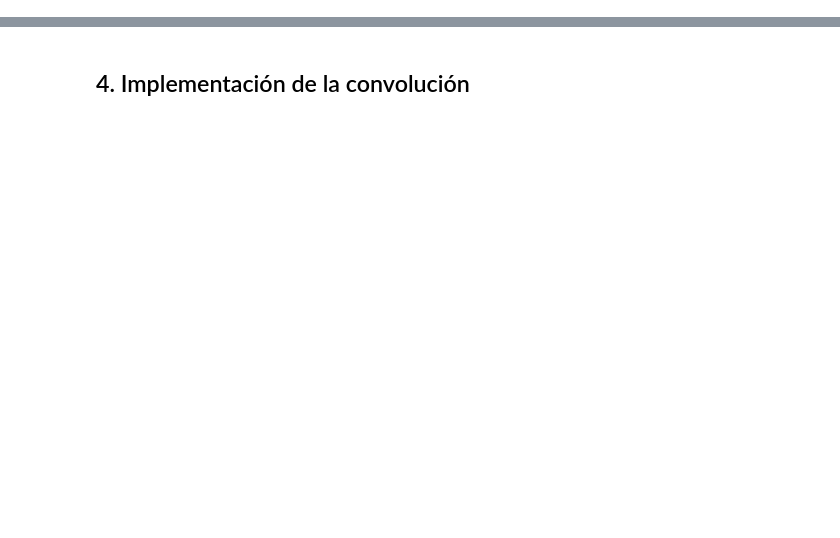
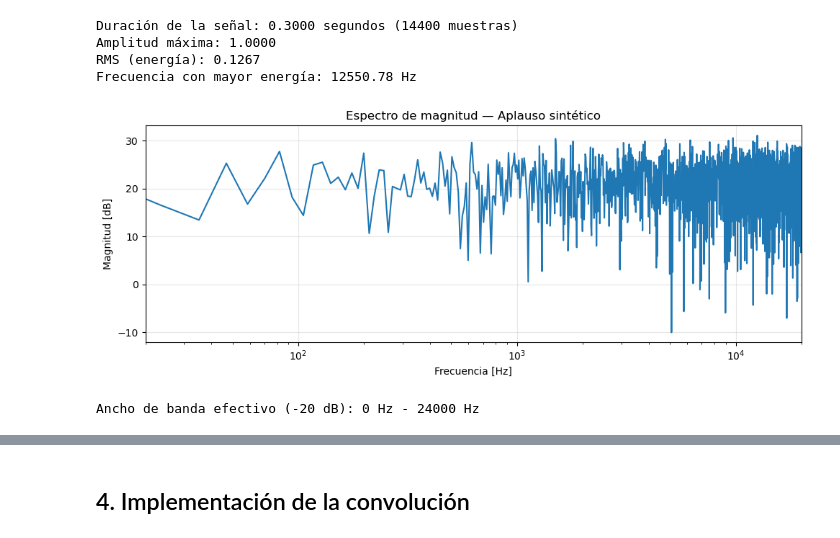
Before and after one commit to vpobleteacustica-classroom/proyecto-1-spectron, a Jupyter notebook: hito2/test.ipynb, the cells around one changed output, grey strips where cells are left out. Saved outputs shown, nothing was run; the diff lists cells and outputs as text; code cells hidden in the pictures; blank space fills up the shorter version.

```diff
--- a/hito2/test.ipynb
+++ b/hito2/test.ipynb
@@ -31,5 +166,54 @@ $ y(t) = x(t) * h(t) $
 # %%
-## analisis: duración, frecuencia, espectro de magnitud, etc......
+# Análisis de características de la señal
+import numpy as np
+from scipy import signal as sp_signal
+
+# Duración
+duration_sec = len(clap) / sr
+print(f"Duración de la señal: {duration_sec:.4f} segundos ({len(clap)} muestras)")
+
+# Amplitud máxima y RMS
+max_amp = np.max(np.abs(clap))
+rms = np.sqrt(np.mean(clap**2))
+print(f"Amplitud máxima: {max_amp:.4f}")
+print(f"RMS (energía): {rms:.4f}")
+
+# Espectro de magnitud
+n_fft = 4096
+freqs = np.fft.rfftfreq(n_fft, 1/sr)
+spectrum = np.abs(np.fft.rfft(clap, n=n_fft))
+
+# Frecuencia dominante
+peak_idx = np.argmax(spectrum)
+peak_freq = freqs[peak_idx]
+print(f"Frecuencia con mayor energía: {peak_freq:.2f} Hz")
+
+# Graficar espectro de magnitud
+plt.figure(figsize=(10, 4))
+plt.plot(freqs, 20*np.log10(spectrum + 1e-10))  # Convertir a dB
+plt.xlabel('Frecuencia [Hz]')
+plt.ylabel('Magnitud [dB]')
+plt.title('Espectro de magnitud — Aplauso sintético')
+plt.xlim(20, 20000)
+plt.xscale('log')
+plt.grid(True, alpha=0.3)
+plt.tight_layout()
+plt.show()
+
+# Ancho de banda efectivo (donde la energía es >-20 dB del máximo)
+threshold = np.max(spectrum) * 0.1  # -20 dB
+indices_above = np.where(spectrum > threshold)[0]
+if len(indices_above) > 0:
+    f_low = freqs[indices_above[0]]
+    f_high = freqs[indices_above[-1]]
+    print(f"Ancho de banda efectivo (-20 dB): {f_low:.0f} Hz - {f_high:.0f} Hz")
+# %% [output]
+Duración de la señal: 0.3000 segundos (14400 muestras)
+Amplitud máxima: 1.0000
+RMS (energía): 0.1267
+Frecuencia con mayor energía: 12550.78 Hz
+[figure, added]
+Ancho de banda efectivo (-20 dB): 0 Hz - 24000 Hz
 # %% [markdown]
 ## 3. Respuesta al impulso (IR)
 
```
Also changed, not shown: parts of 19 cells of this notebook, 7 other files.
